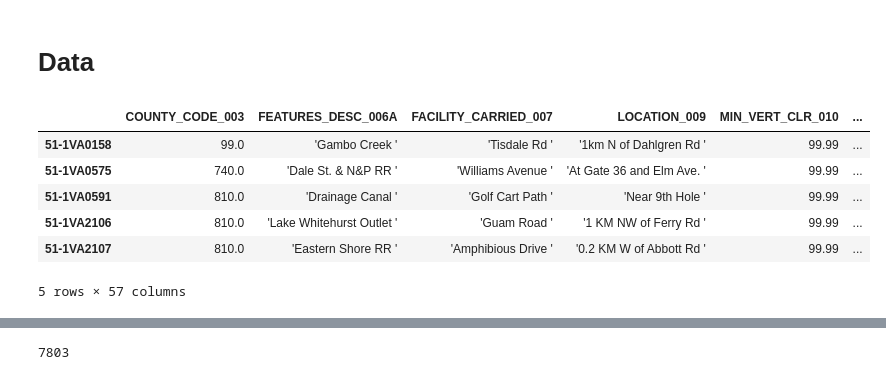
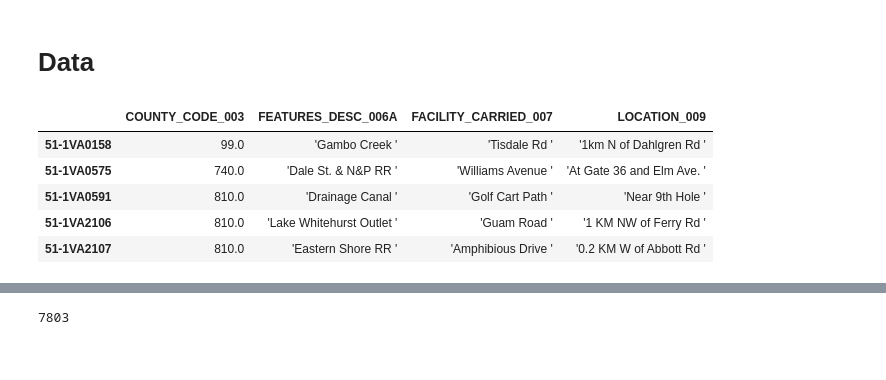
Before and after one commit to kevscon/bridge-ratings, a Jupyter notebook: modeling.ipynb, the cells around one changed output, grey strips where cells are left out. Drawn from its saved outputs; the diff is of its cells as text; code cells hidden in the pictures.

```diff
--- a/modeling.ipynb
+++ b/modeling.ipynb
@@ -124,13 +118,12 @@ def feat_sort(values, labels, num_ret='all', ret_abs=False, ret_pct=False, ret_0
 # %% [markdown]
 # Data
 # %%
-df = pd.read_csv('data/bridges.csv', index_col=0)
-df.head()
+df_id = pd.read_csv('data/bridges_id.csv', index_col=0)
+df_id.head()
 # %% [output]
-|  | COUNTY_CODE_003 | FEATURES_DESC_006A | FACILITY_CARRIED_007 | LOCATION_009 | MIN_VERT_CLR_010 | ... |
-| 51-1VA0158 | 99.0 | 'Gambo Creek ' | 'Tisdale Rd ' | '1km N of Dahlgren Rd ' | 99.99 | ... |
-| 51-1VA0575 | 740.0 | 'Dale St. & N&P RR ' | 'Williams Avenue ' | 'At Gate 36 and Elm Ave. ' | 99.99 | ... |
-| 51-1VA0591 | 810.0 | 'Drainage Canal ' | 'Golf Cart Path ' | 'Near 9th Hole ' | 99.99 | ... |
-| 51-1VA2106 | 810.0 | 'Lake Whitehurst Outlet ' | 'Guam Road ' | '1 KM NW of Ferry Rd ' | 99.99 | ... |
-| 51-1VA2107 | 810.0 | 'Eastern Shore RR ' | 'Amphibious Drive ' | '0.2 KM W of Abbott Rd ' | 99.99 | ... |
+|  | COUNTY_CODE_003 | FEATURES_DESC_006A | FACILITY_CARRIED_007 | LOCATION_009 |
+| 51-1VA0158 | 99.0 | 'Gambo Creek ' | 'Tisdale Rd ' | '1km N of Dahlgren Rd ' |
+| 51-1VA0575 | 740.0 | 'Dale St. & N&P RR ' | 'Williams Avenue ' | 'At Gate 36 and Elm Ave. ' |
+| 51-1VA0591 | 810.0 | 'Drainage Canal ' | 'Golf Cart Path ' | 'Near 9th Hole ' |
+| 51-1VA2106 | 810.0 | 'Lake Whitehurst Outlet ' | 'Guam Road ' | '1 KM NW of Ferry Rd ' |
+| 51-1VA2107 | 810.0 | 'Eastern Shore RR ' | 'Amphibious Drive ' | '0.2 KM W of Abbott Rd ' |
-5 rows × 57 columns
```
Also changed, not shown: parts of 51 cells of this notebook, 2 other files.
